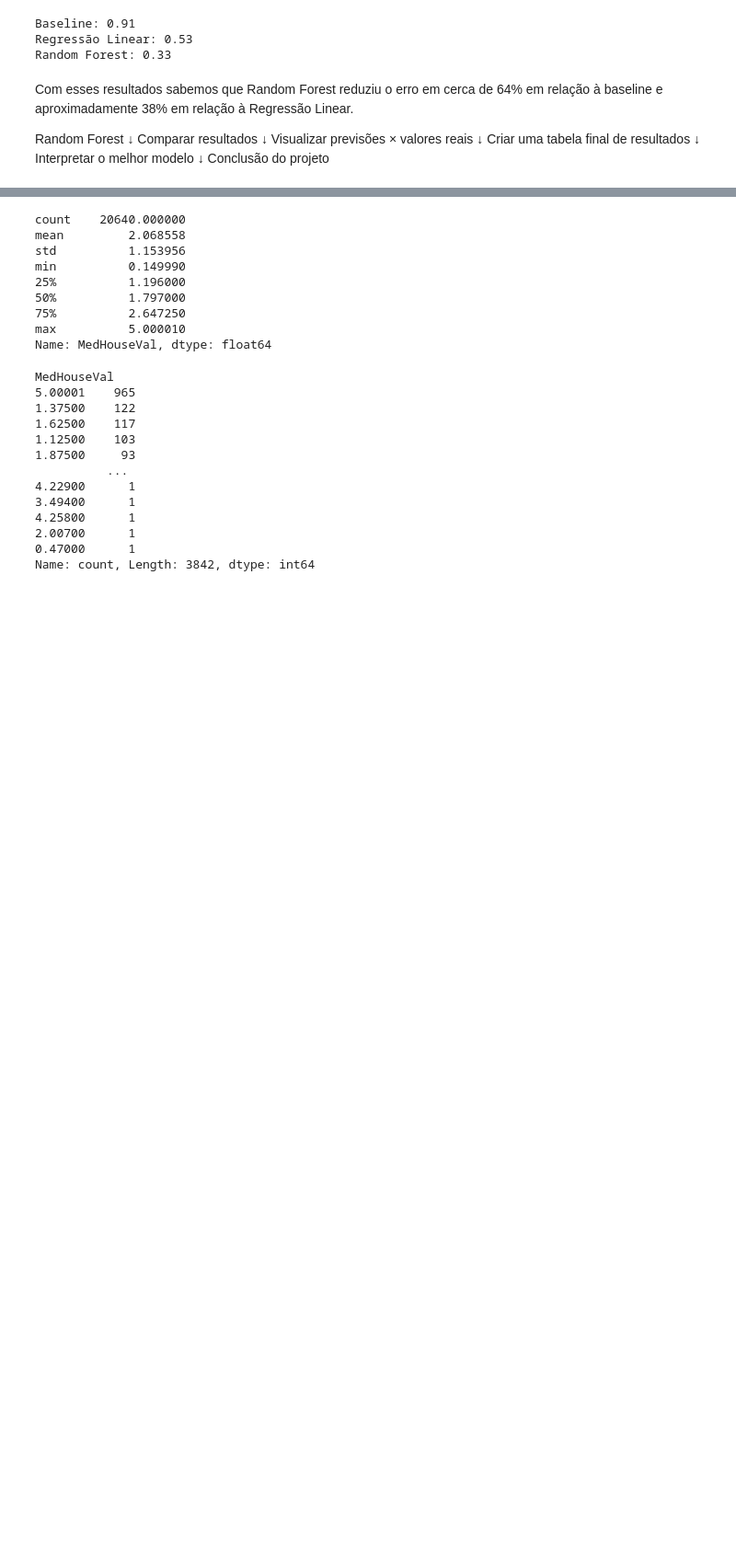
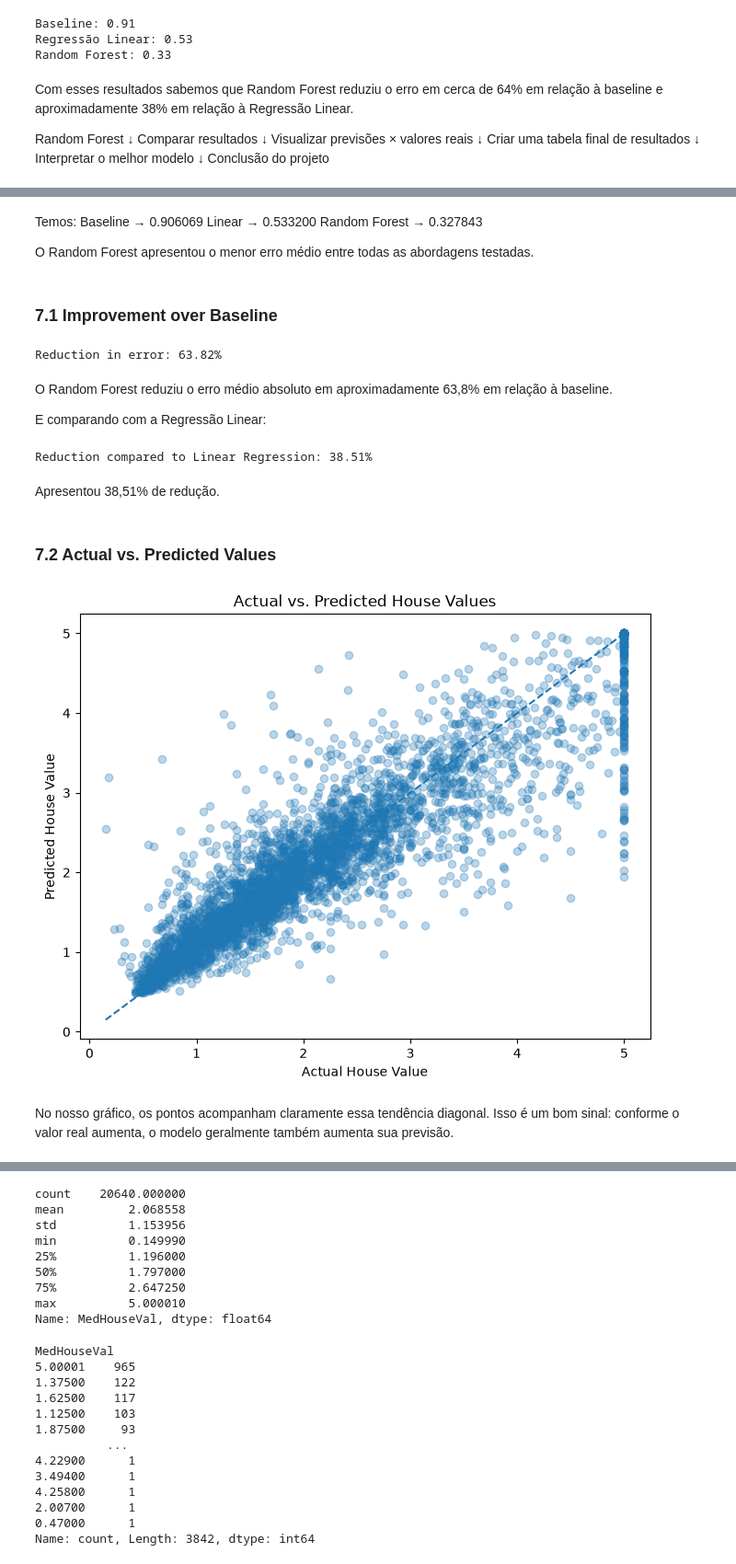
Before and after one commit to IsacFreitaas/real-estate-analytics-project, a Jupyter notebook: notebooks/real_estate_data_analysis.ipynb, the cells around one changed output, grey strips where cells are left out. Shown at 92% size. Saved outputs shown, nothing was run; the diff lists cells and outputs as text; code cells hidden in the pictures; blank space fills up the shorter version.

```diff
--- a/notebooks/real_estate_data_analysis.ipynb
+++ b/notebooks/real_estate_data_analysis.ipynb
@@ -652,0 +755,58 @@ Conclusão do projeto
+# %% [markdown]
+Temos:
+Baseline       → 0.906069
+Linear         → 0.533200
+Random Forest  → 0.327843
+
+O Random Forest apresentou o menor erro médio entre todas as abordagens testadas.
+# %% [markdown]
+### 7.1 Improvement over Baseline
+# %%
+rf_improvement = (
+    (baseline_mae - rf_mae) / baseline_mae
+) * 100
+
+print(f"Reduction in error: {rf_improvement:.2f}%")
+# %% [output]
+Reduction in error: 63.82%
+# %% [markdown]
+O Random Forest reduziu o erro médio absoluto em aproximadamente 63,8% em relação à baseline.
+
+E comparando com a Regressão Linear:
+# %%
+lr_improvement = (
+    (model_mae - rf_mae) / model_mae
+) * 100
+
+print(f"Reduction compared to Linear Regression: {lr_improvement:.2f}%")
+# %% [output]
+Reduction compared to Linear Regression: 38.51%
+# %% [markdown]
+Apresentou 38,51% de redução.
+# %% [markdown]
+### 7.2 Actual vs. Predicted Values
+# %%
+plt.figure(figsize=(8, 6))
+
+plt.scatter(
+    y_test,
+    rf_predictions,
+    alpha=0.3
+)
+
+plt.plot(
+    [y_test.min(), y_test.max()],
+    [y_test.min(), y_test.max()],
+    linestyle="--"
+)
+
+plt.xlabel("Actual House Value")
+plt.ylabel("Predicted House Value")
+plt.title("Actual vs. Predicted House Values")
+
+plt.show()
+# %% [output]
+[figure, added]
+# %% [markdown]
+No nosso gráfico, os pontos acompanham claramente essa tendência diagonal.
+Isso é um bom sinal: conforme o valor real aumenta, o modelo geralmente também aumenta sua previsão.
```
Also changed, not shown: parts of 20 cells of this notebook, 1 other file.
